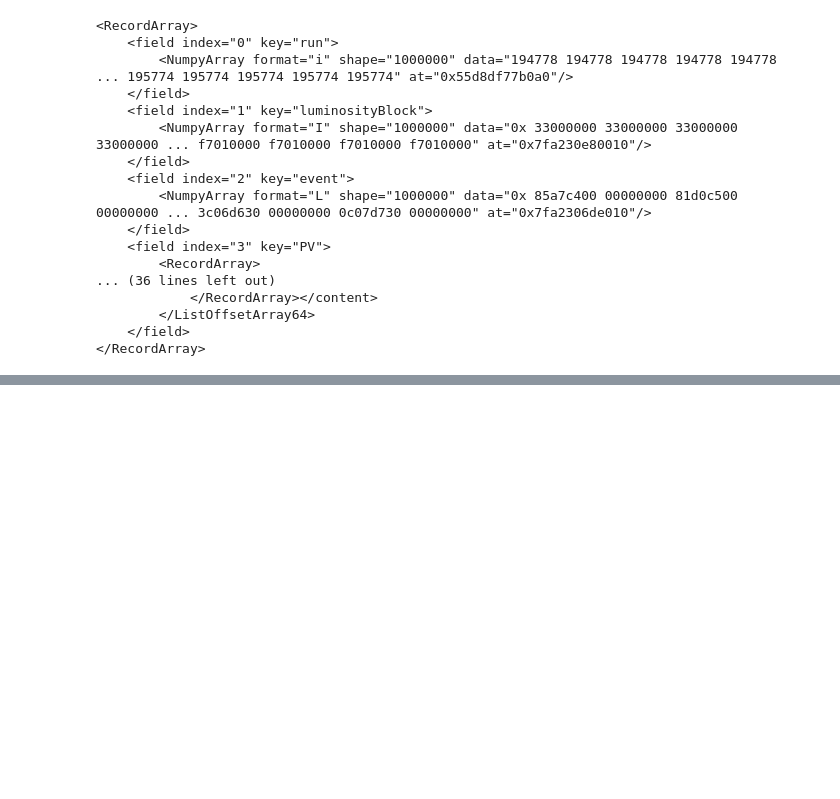
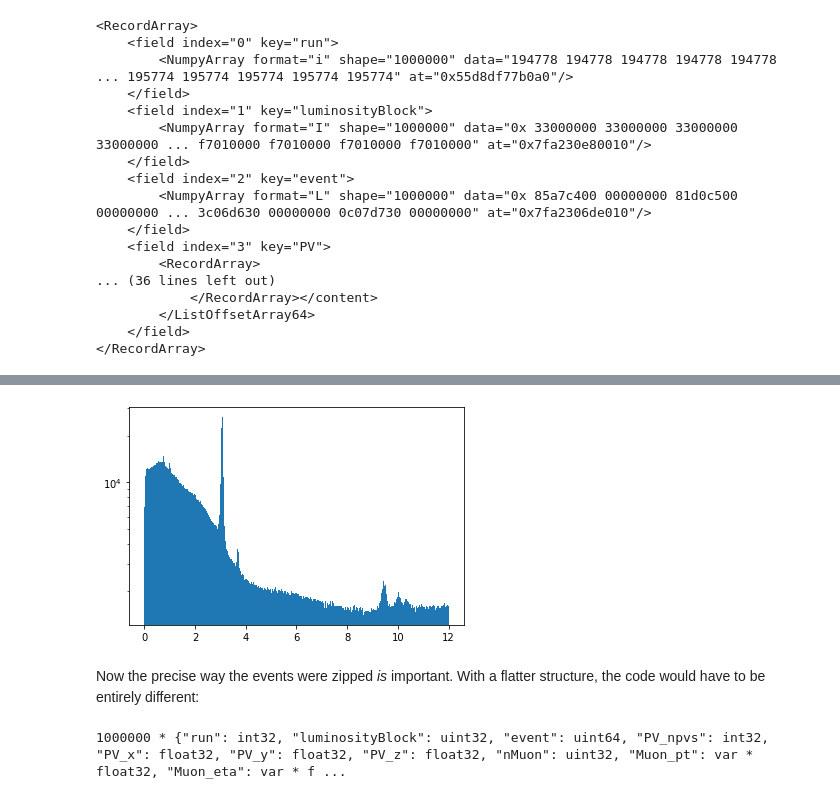
Before and after one commit to jpivarski-talks/2020-06-08-uproot-awkward-columnar-hats, a Jupyter notebook: 02-columnar-analysis-awkward-array.ipynb, the cells around one changed output, grey strips where cells are left out. Drawn from its saved outputs; the diff is of its cells as text; code cells hidden in the pictures; blank space fills up the shorter version.

```diff
--- a/02-columnar-analysis-awkward-array.ipynb
+++ b/02-columnar-analysis-awkward-array.ipynb
@@ -633,0 +698,12 @@ cms_events.layout
+# %%
+plt.hist(Zmass(cms_events), bins=300, range=(0, 12))
+plt.yscale("log")
+# %% [output]
+[figure, added]
+# %% [markdown]
+Now the precise way the events were zipped _is_ important. With a flatter structure, the code would have to be entirely different:
+# %%
+cms_events_flat = ak.zip(cms_dict_ak1, depth_limit=1)
+ak.type(cms_events_flat)
+# %% [output]
+1000000 * {"run": int32, "luminosityBlock": uint32, "event": uint64, "PV_npvs": int32, "PV_x": float32, "PV_y": float32, "PV_z": float32, "nMuon": uint32, "Muon_pt": var * float32, "Muon_eta": var * f ...
```
Also changed, not shown: parts of 13 cells of this notebook.
